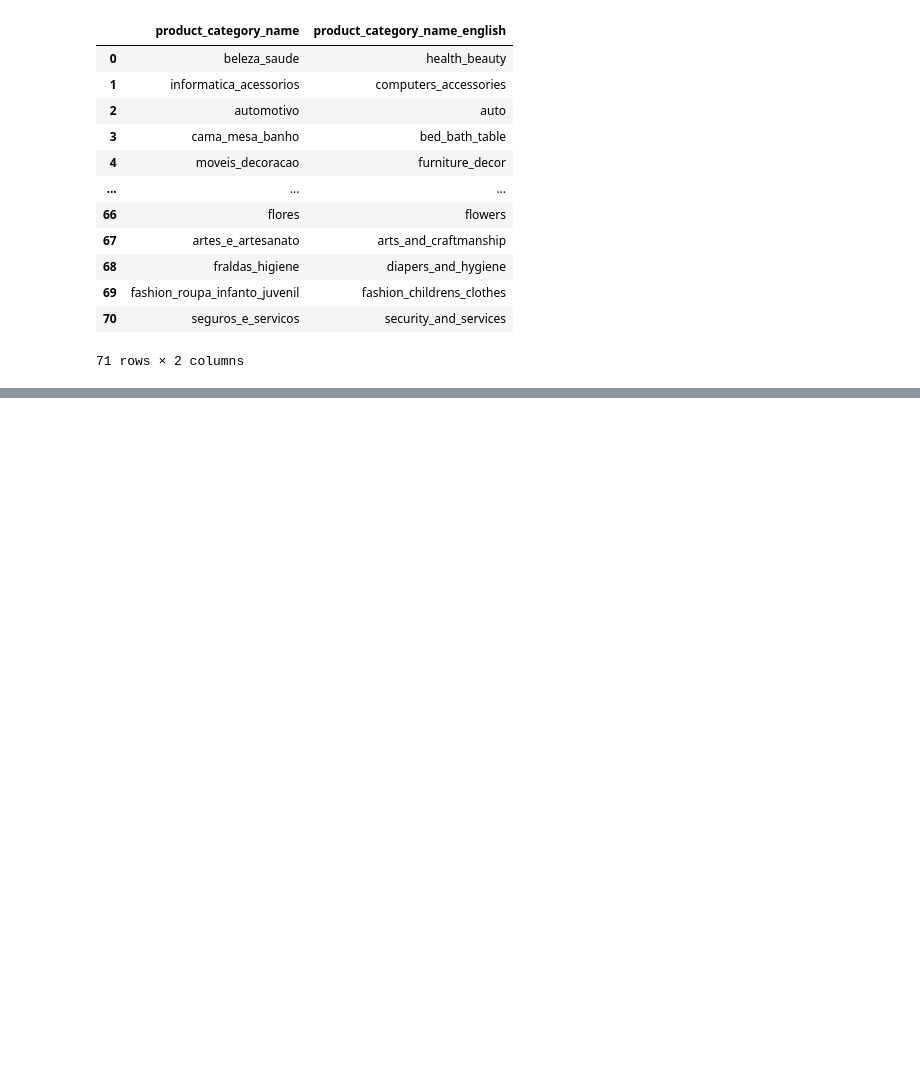
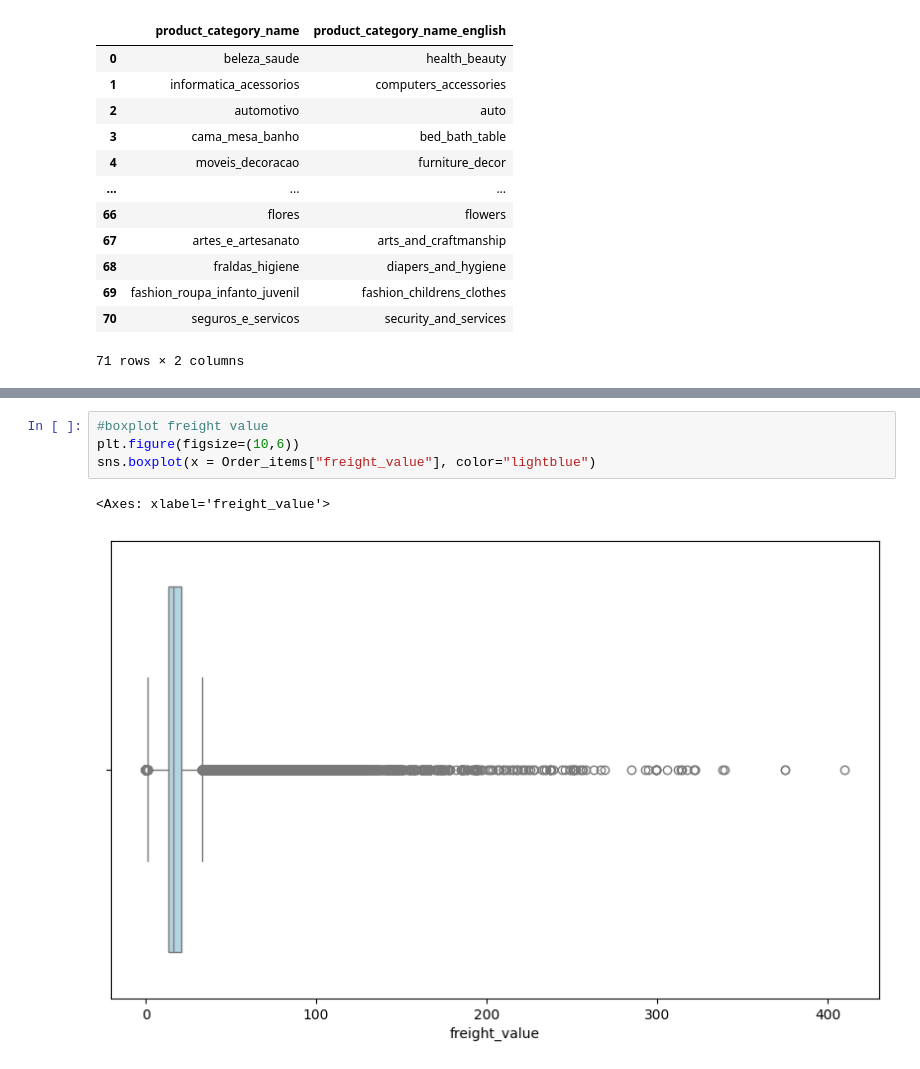
Before and after one commit to Adithya-Venkatraman05/Brazilian-E-commerce-Data-Analysis, a Jupyter notebook: Notebooks/Understanding_Data.ipynb, the cells around one changed output, grey strips where cells are left out. Cells and saved outputs as stored; diff of their text form; blank space fills up the shorter version.

```diff
--- a/Notebooks/Understanding_Data.ipynb
+++ b/Notebooks/Understanding_Data.ipynb
@@ -195,0 +270,7 @@ Category_name_translation
+# %%
+#boxplot freight value
+plt.figure(figsize=(10,6))
+sns.boxplot(x = Order_items["freight_value"], color="lightblue")
+# %% [output]
+<Axes: xlabel='freight_value'>
+[figure, added]
```
Also changed, not shown: parts of 50 cells of this notebook, 1 other file.
